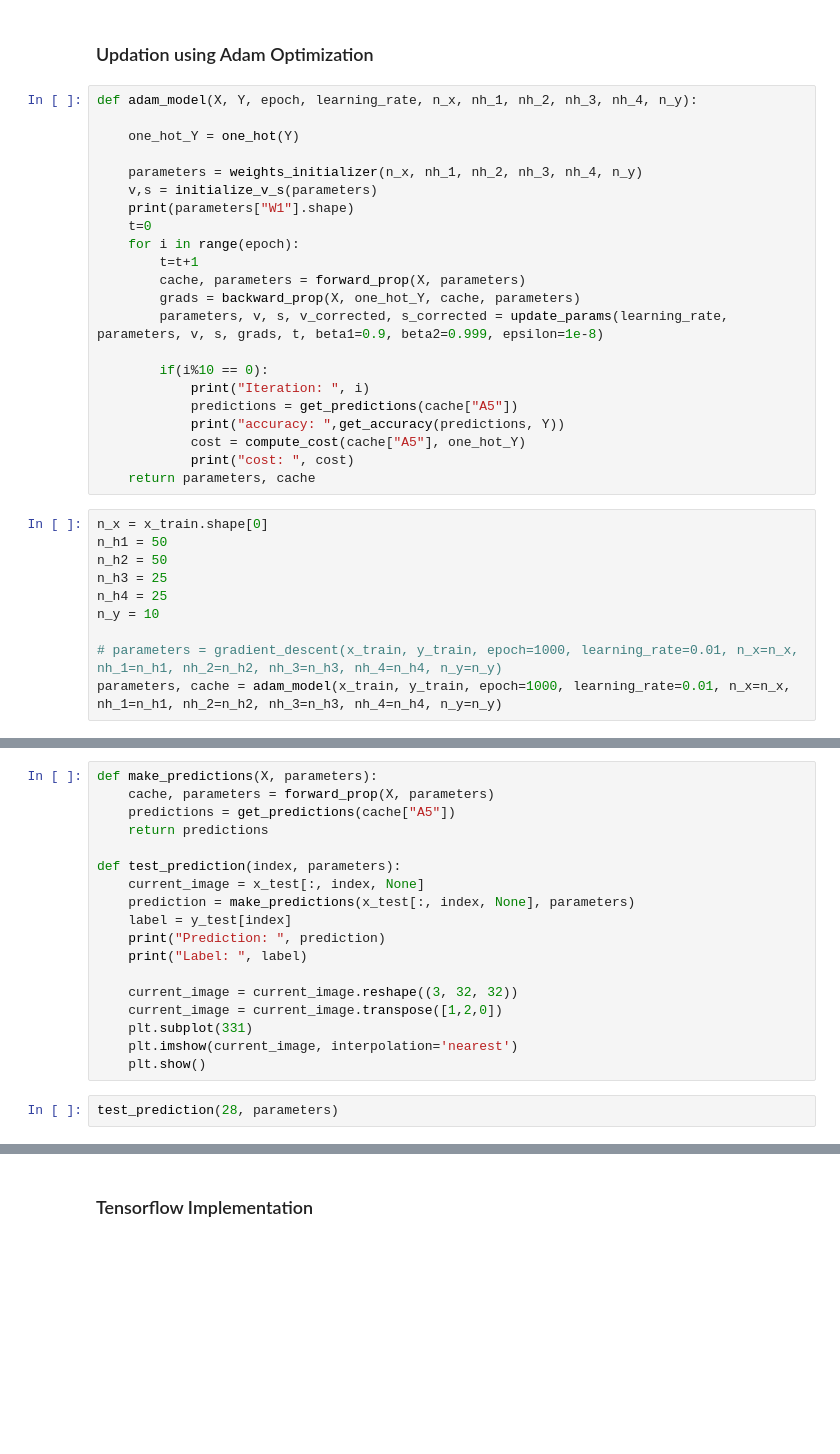
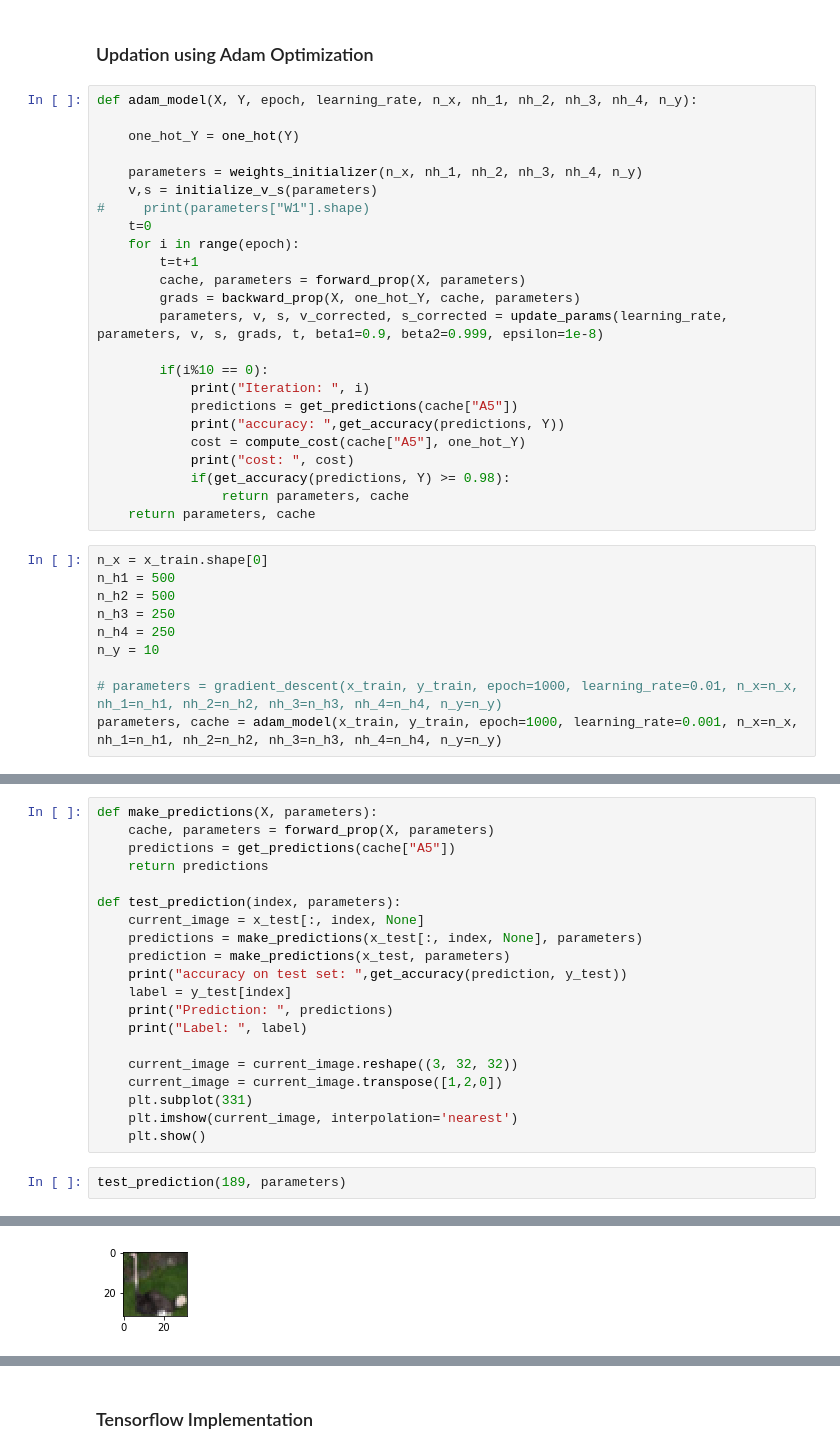
Before and after one commit to Hrishabh17/CIFAR-10_ANN_Adam_Optimization_from_Scratch, a Jupyter notebook: CIFAR-10_5_Layer_ANN.ipynb, the cells around one changed output, grey strips where cells are left out. Saved outputs shown, nothing was run; the diff lists cells and outputs as text; blank space fills up the shorter version.

```diff
--- a/CIFAR-10_5_Layer_ANN.ipynb
+++ b/CIFAR-10_5_Layer_ANN.ipynb
@@ -403,7 +403,7 @@ def adam_model(X, Y, epoch, learning_rate, n_x, nh_1, nh_2, nh_3, nh_4, n_y):
 
     parameters = weights_initializer(n_x, nh_1, nh_2, nh_3, nh_4, n_y)
     v,s = initialize_v_s(parameters)
-    print(parameters["W1"].shape)
+#     print(parameters["W1"].shape)
     t=0
     for i in range(epoch):
         t=t+1
@@ -417,15 +417,17 @@ def adam_model(X, Y, epoch, learning_rate, n_x, nh_1, nh_2, nh_3, nh_4, n_y):
             print("accuracy: ",get_accuracy(predictions, Y))
             cost = compute_cost(cache["A5"], one_hot_Y)
             print("cost: ", cost)
+            if(get_accuracy(predictions, Y) >= 0.98):
+                return parameters, cache
     return parameters, cache
 # %%
 n_x = x_train.shape[0]
-n_h1 = 50
-n_h2 = 50
-n_h3 = 25
-n_h4 = 25
+n_h1 = 500
+n_h2 = 500
+n_h3 = 250
+n_h4 = 250
 n_y = 10
 
 # parameters = gradient_descent(x_train, y_train, epoch=1000, learning_rate=0.01, n_x=n_x, nh_1=n_h1, nh_2=n_h2, nh_3=n_h3, nh_4=n_h4, n_y=n_y)
-parameters, cache = adam_model(x_train, y_train, epoch=1000, learning_rate=0.01, n_x=n_x, nh_1=n_h1, nh_2=n_h2, nh_3=n_h3, nh_4=n_h4, n_y=n_y)
+parameters, cache = adam_model(x_train, y_train, epoch=1000, learning_rate=0.001, n_x=n_x, nh_1=n_h1, nh_2=n_h2, nh_3=n_h3, nh_4=n_h4, n_y=n_y)
 # %% [output]
@@ -454,9 +456,11 @@ def make_predictions(X, parameters):
 
 def test_prediction(index, parameters):
     current_image = x_test[:, index, None]
-    prediction = make_predictions(x_test[:, index, None], parameters)
+    predictions = make_predictions(x_test[:, index, None], parameters)
+    prediction = make_predictions(x_test, parameters)
+    print("accuracy on test set: ",get_accuracy(prediction, y_test))
     label = y_test[index]
-    print("Prediction: ", prediction)
+    print("Prediction: ", predictions)
     print("Label: ", label)
 
     current_image = current_image.reshape((3, 32, 32))
@@ -465,4 +469,5 @@ def test_prediction(index, parameters):
     plt.imshow(current_image, interpolation='nearest')
     plt.show()
 # %%
-test_prediction(28, parameters)
+test_prediction(189, parameters)
+# %% [output]
@@ -469,2 +478,3 @@ test_prediction(28, parameters)
+[figure, added]
 # %%
 batch_label
```
Also changed, not shown: parts of 10 cells of this notebook.
